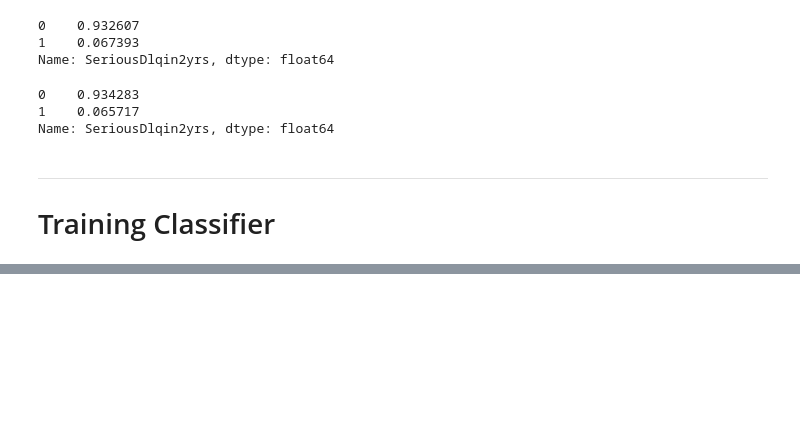
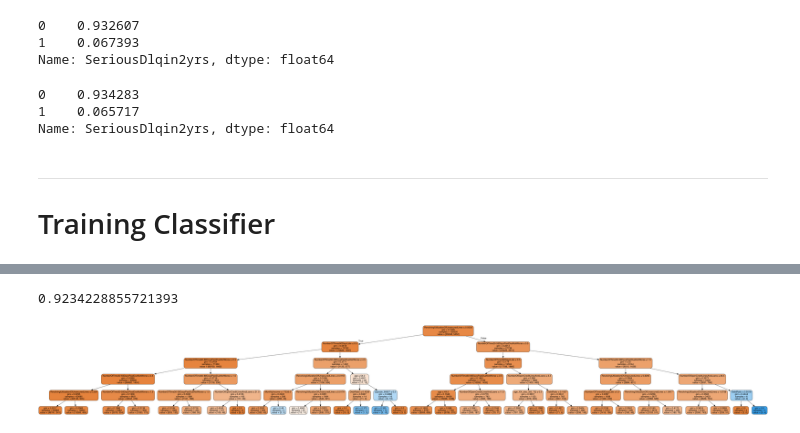
Before and after one commit to hakoenig/Machine_Learning_for_Public_Policy, a Jupyter notebook: Assignment2_ML_Pipeline/Serious_Delinquency.ipynb, the cells around one changed output, grey strips where cells are left out. Saved outputs shown, nothing was run; the diff lists cells and outputs as text; code cells hidden in the pictures; blank space fills up the shorter version.

Commit message:
visualizing tree

```diff
--- a/Assignment2_ML_Pipeline/Serious_Delinquency.ipynb
+++ b/Assignment2_ML_Pipeline/Serious_Delinquency.ipynb
@@ -254,9 +305,17 @@ report(grid_search.cv_results_)
 # %%
 # Let's take a look at our differences.
 predictions = grid_search.predict(X_train)
+
+#What was the average vote for class 1?
+predictions_prob = grid_search.predict_proba(X_train)[:,1]
+
 errors = np.absolute(predictions - np.asarray(y_train))
+errors_prob = np.absolute(predictions_prob - np.asarray(y_train))
 
 prediction_comp = pd.DataFrame({'prediction': predictions,
+                                'predictions_prob': predictions_prob,
                                 'true_y': y_train,
-                                'errors': errors})
-prediction_comp[prediction_comp.errors == 1][["prediction", "true_y"]]
+                                'errors': errors,
+                                'errors_prob': errors_prob})
+prediction_comp[prediction_comp.errors == 1][["prediction", "predictions_prob",
+                                              "true_y", "errors_prob"]].head(100)
@@ -262,0 +354,4 @@ prediction_comp[prediction_comp.errors == 1][["prediction", "true_y"]]
+# %%
+threshold = 0.17080429196357727
+prediction_comp["pred_w_threshold"] = prediction_comp.predictions_prob.apply(lambda x: 0 if x < threshold else 1)
+prediction_comp.head(10)
@@ -263,15 +371,21 @@ prediction_comp[prediction_comp.errors == 1][["prediction", "true_y"]]
+# %%
+len(prediction_comp[prediction_comp.true_y == prediction_comp.pred_w_threshold]) / len(prediction_comp)
+# %% [output]
+0.9234228855721393
 # %%
 # Can we better understand our errors?
-dec_tree = tree.DecisionTreeClassifier()
+dec_tree = tree.DecisionTreeClassifier(max_depth=5)
 fitted_tree = dec_tree.fit(X_train, prediction_comp.errors)
 
 #Source: http://scikit-learn.org/stable/modules/tree.html
 dot_data = tree.export_graphviz(fitted_tree, out_file=None,
                          feature_names=X_train.columns,
                          filled=True, rounded=True,
                          special_characters=True)
 graph = pydotplus.graph_from_dot_data(dot_data)
 Image(graph.create_png())
+# %% [output]
+[figure, added]
 # %%
 #How well do we do on the test set?
 grid_search.score(X_test, y_test)
```
Also changed, not shown: parts of 14 cells of this notebook.
